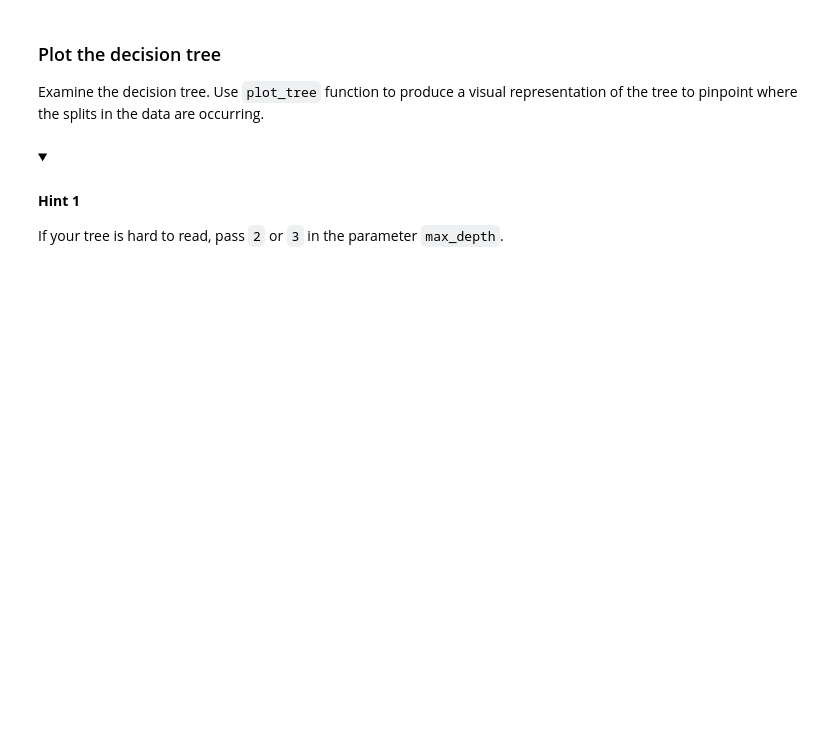
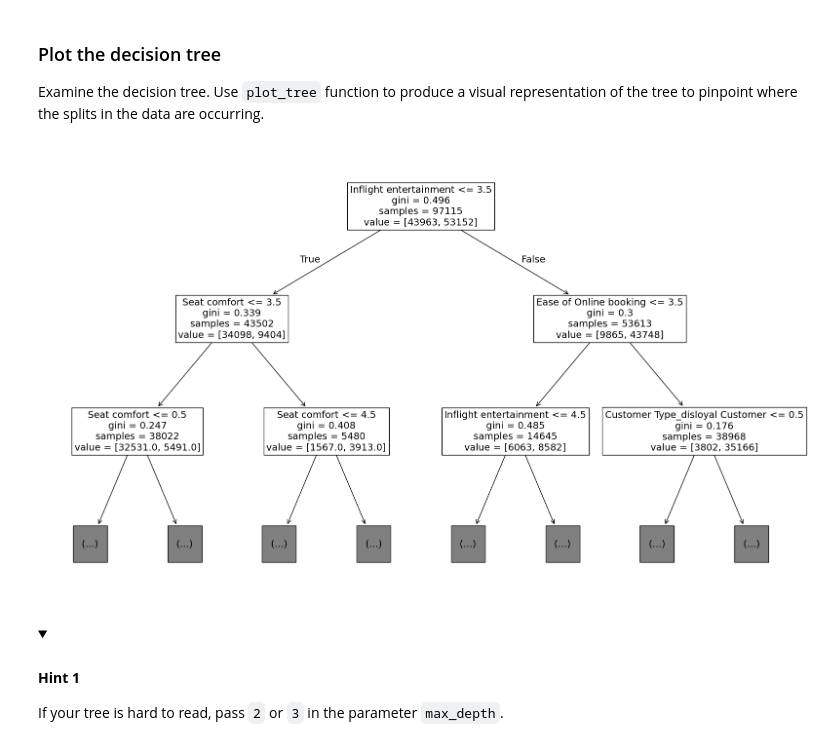
Before and after one commit to Cyberoctane29/Python-For-Data-Analysis, a Jupyter notebook: Course-6/Module_4/3_activity_build_a_decision_tree.ipynb, the cells around one changed output. Saved outputs shown, nothing was run; the diff lists cells and outputs as text; code cells hidden in the pictures; folded sections open; blank space fills up the shorter version.

```diff
--- a/Course-6/Module_4/3_activity_build_a_decision_tree.ipynb
+++ b/Course-6/Module_4/3_activity_build_a_decision_tree.ipynb
@@ -541,3 +596,8 @@ Examine the decision tree. Use `plot_tree` function to produce a visual represen
+# %%
+plt.figure(figsize=(20,12))
+plot_tree(decision_tree, max_depth=2, fontsize=14, feature_names=X.columns);
+# %% [output]
+[figure, added]
 # %% [markdown]
 <details>
   <summary><h4><strong>Hint 1</strong></h4></summary>
```
Also changed, not shown: parts of 48 cells of this notebook.
